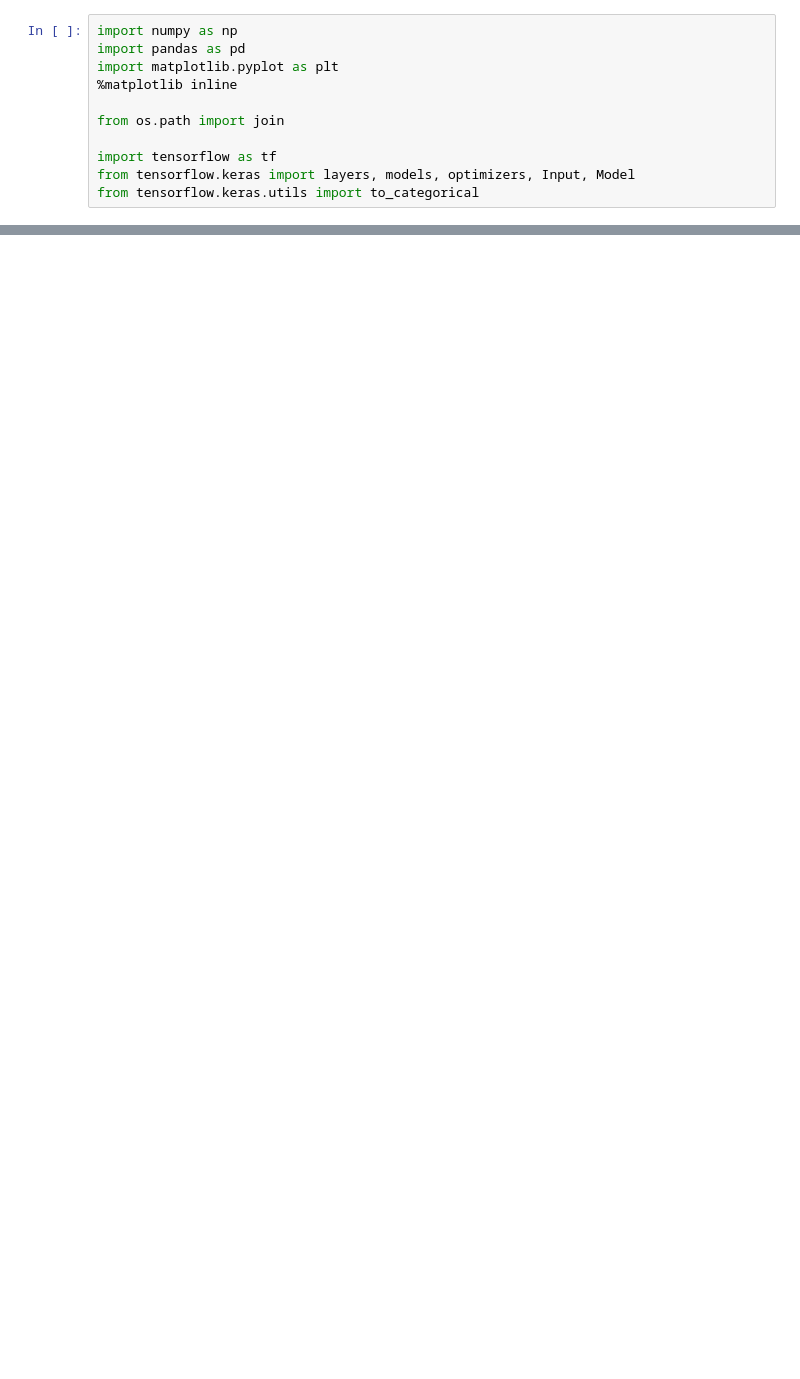
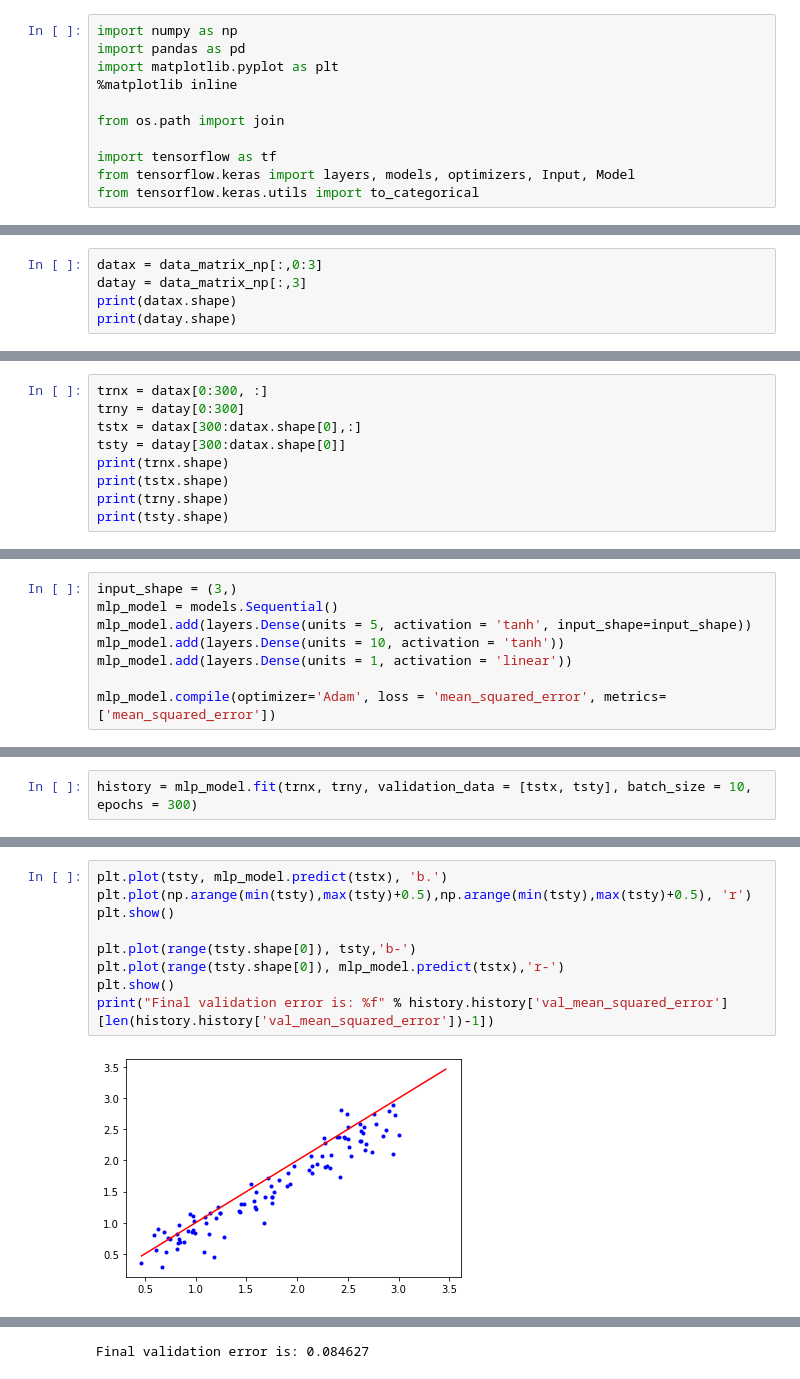
Before and after one commit to rbcks513/Deep-Learning-Basic, a Jupyter notebook: RNN_MLPforTimeseries.ipynb, the cells around one changed output, grey strips where cells are left out. Saved outputs shown, nothing was run; the diff lists cells and outputs as text; blank space fills up the shorter version.

```diff
--- a/RNN_MLPforTimeseries.ipynb
+++ b/RNN_MLPforTimeseries.ipynb
@@ -29,0 +90,5 @@ tf.config.list_physical_devices('GPU')
+# %%
+datax = data_matrix_np[:,0:3]
+datay = data_matrix_np[:,3]
+print(datax.shape)
+print(datay.shape)
@@ -29,0 +98,9 @@ tf.config.list_physical_devices('GPU')
+# %%
+trnx = datax[0:300, :]
+trny = datay[0:300]
+tstx = datax[300:datax.shape[0],:]
+tsty = datay[300:datax.shape[0]]
+print(trnx.shape)
+print(tstx.shape)
+print(trny.shape)
+print(tsty.shape)
@@ -29,0 +112,8 @@ tf.config.list_physical_devices('GPU')
+# %%
+input_shape = (3,)
+mlp_model = models.Sequential()
+mlp_model.add(layers.Dense(units = 5, activation = 'tanh', input_shape=input_shape))
+mlp_model.add(layers.Dense(units = 10, activation = 'tanh'))
+mlp_model.add(layers.Dense(units = 1, activation = 'linear'))
+
+mlp_model.compile(optimizer='Adam', loss = 'mean_squared_error', metrics=['mean_squared_error'])
@@ -29,0 +138,2 @@ tf.config.list_physical_devices('GPU')
+# %%
+history = mlp_model.fit(trnx, trny, validation_data = [tstx, tsty], batch_size = 10, epochs = 300)
@@ -29,0 +158,11 @@ tf.config.list_physical_devices('GPU')
+# %%
+plt.plot(tsty, mlp_model.predict(tstx), 'b.')
+plt.plot(np.arange(min(tsty),max(tsty)+0.5),np.arange(min(tsty),max(tsty)+0.5), 'r')
+plt.show()
+
+plt.plot(range(tsty.shape[0]), tsty,'b-')
+plt.plot(range(tsty.shape[0]), mlp_model.predict(tstx),'r-')
+plt.show()
+print("Final validation error is: %f" % history.history['val_mean_squared_error'][len(history.history['val_mean_squared_error'])-1])
+# %% [output]
+[figure, added]
@@ -29,0 +170 @@ tf.config.list_physical_devices('GPU')
+Final validation error is: 0.084627
```
Also changed, not shown: parts of 18 cells of this notebook.
